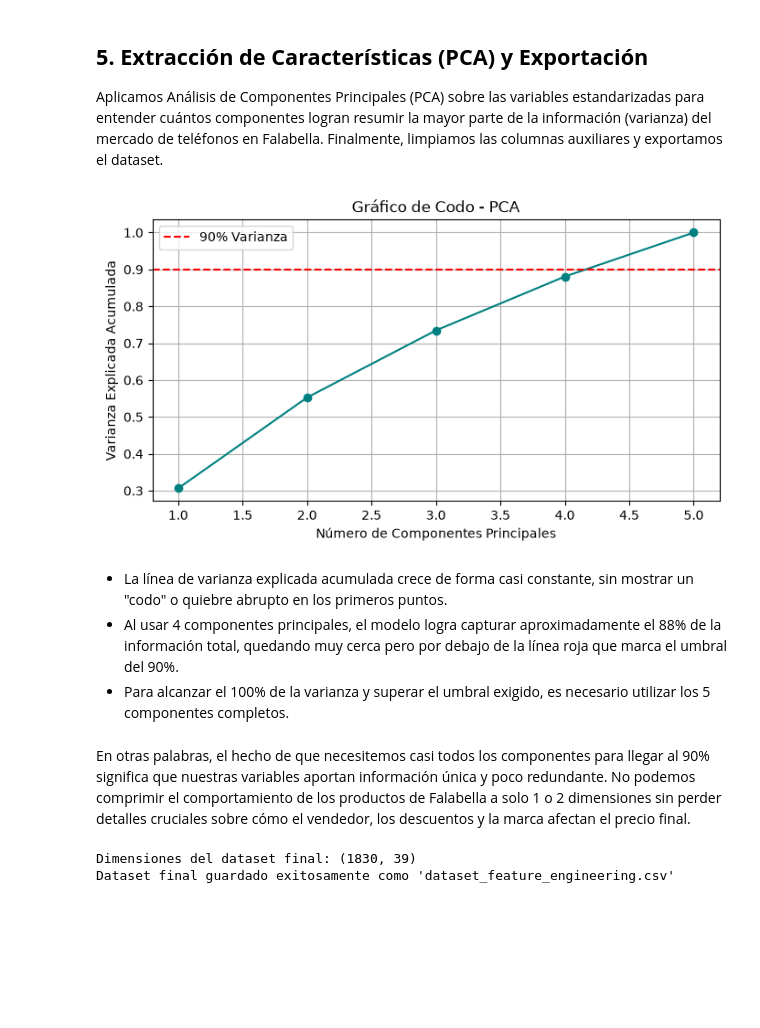
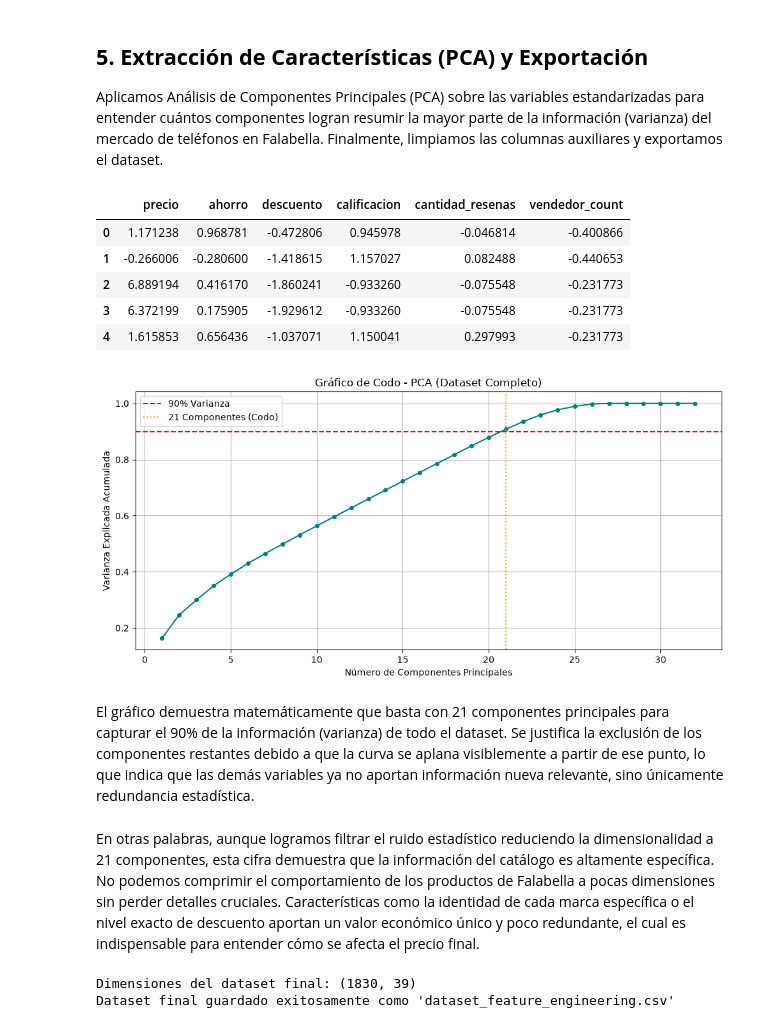
Before and after one commit to dayroncueva-ops/ACD_Proyecto_2026, a Jupyter notebook: notebooks/02_feature_engineering_analisis_y_visualizacion.ipynb, the cells around one changed output. Saved outputs shown, nothing was run; the diff lists cells and outputs as text; code cells hidden in the pictures; blank space fills up the shorter version.

```diff
--- a/notebooks/02_feature_engineering_analisis_y_visualizacion.ipynb
+++ b/notebooks/02_feature_engineering_analisis_y_visualizacion.ipynb
@@ -273,35 +273,59 @@ Aplicamos ambos escalados porque las variables tienen magnitudes muy distintas (
 ## **5. Extracción de Características (PCA) y Exportación**
 
 Aplicamos Análisis de Componentes Principales (PCA) sobre las variables estandarizadas para entender cuántos componentes logran resumir la mayor parte de la información (varianza) del mercado de teléfonos en Falabella. Finalmente, limpiamos las columnas auxiliares y exportamos el dataset.
+# %%
+df_standard.head()
+# %% [output]
+|  | precio | ahorro | descuento | calificacion | cantidad_resenas | vendedor_count |
+| 0 | 1.171238 | 0.968781 | -0.472806 | 0.945978 | -0.046814 | -0.400866 |
+| 1 | -0.266006 | -0.280600 | -1.418615 | 1.157027 | 0.082488 | -0.440653 |
+| 2 | 6.889194 | 0.416170 | -1.860241 | -0.933260 | -0.075548 | -0.231773 |
+| 3 | 6.372199 | 0.175905 | -1.929612 | -0.933260 | -0.075548 | -0.231773 |
+| 4 | 1.615853 | 0.656436 | -1.037071 | 1.150041 | 0.297993 | -0.231773 |
 # %%
 from sklearn.decomposition import PCA
+from sklearn.preprocessing import StandardScaler
+import numpy as np
+import matplotlib.pyplot as plt
 
-# Seleccionamos variables predictoras estandarizadas
-X = df_standard.drop(columns=["precio"])
+# 1. Seleccionamos variables y limpiamos cualquier variable relacionada al target
+columnas_a_excluir = ["precio", "precio_original", "precio_log", "ahorro", "descuento"]
+X_completo = df_final.select_dtypes(include=['number', 'uint8', 'int', 'bool']).drop(columns=columnas_a_excluir, errors='ignore')
 
+# CORRECCIÓN: Rellenamos los nulos (NaN) con 0 para que el álgebra lineal del PCA no falle
+X_completo = X_completo.fillna(0)
 
+# 2. Estandarizamos todas estas variables juntas
+scaler_pca = StandardScaler()
+X_completo_scaled = scaler_pca.fit_transform(X_completo)
+
+# 3. Entrenamos el PCA con el dataset completo
 pca = PCA()
-pca.fit(X)
+pca.fit(X_completo_scaled)
 varianza_acumulada = np.cumsum(pca.explained_variance_ratio_)
 
-# Gráf. Codo
-plt.figure(figsize=(8, 4))
-plt.plot(range(1, len(varianza_acumulada) + 1), varianza_acumulada, marker="o", color="teal")
+# 4. Gráfico de Codo mostrando la reducción real
+plt.figure(figsize=(10, 5))
+plt.plot(range(1, len(varianza_acumulada) + 1), varianza_acumulada, marker="o", color="teal", markersize=4)
 plt.axhline(y=0.90, color='r', linestyle='--', label='90% Varianza')
+
+# Calculamos automáticamente en qué componente se alcanza el 90%
+componentes_90 = np.argmax(varianza_acumulada >= 0.90) + 1
+plt.axvline(x=componentes_90, color='orange', linestyle=':', label=f'{componentes_90} Componentes (Codo)')
+
 plt.xlabel("Número de Componentes Principales")
 plt.ylabel("Varianza Explicada Acumulada")
-plt.title("Gráfico de Codo - PCA")
+plt.title("Gráfico de Codo - PCA (Dataset Completo)")
 plt.legend()
 plt.grid(True)
+plt.tight_layout()
 plt.show()
 # %% [output]
-[figure, old version]
+[figure, new version]
-# %% [markdown]
-- La línea de varianza explicada acumulada crece de forma casi constante, sin mostrar un "codo" o quiebre abrupto en los primeros puntos.
-- Al usar 4 componentes principales, el modelo logra capturar aproximadamente el 88% de la información total, quedando muy cerca pero por debajo de la línea roja que marca el umbral del 90%.
-- Para alcanzar el 100% de la varianza y superar el umbral exigido, es necesario utilizar los 5 componentes completos.
-# %% [markdown]
-En otras palabras, el hecho de que necesitemos casi todos los componentes para llegar al 90% significa que nuestras variables aportan información única y poco redundante. No podemos comprimir el comportamiento de los productos de Falabella a solo 1 o 2 dimensiones sin perder detalles cruciales sobre cómo el vendedor, los descuentos y la marca afectan el precio final.
+# %% [markdown]
+El gráfico demuestra matemáticamente que basta con 21 componentes principales para capturar el 90% de la información (varianza) de todo el dataset. Se justifica la exclusión de los componentes restantes debido a que la curva se aplana visiblemente a partir de ese punto, lo que indica que las demás variables ya no aportan información nueva relevante, sino únicamente redundancia estadística.
+# %% [markdown]
+En otras palabras, aunque logramos filtrar el ruido estadístico reduciendo la dimensionalidad a 21 componentes, esta cifra demuestra que la información del catálogo es altamente específica. No podemos comprimir el comportamiento de los productos de Falabella a pocas dimensiones sin perder detalles cruciales. Características como la identidad de cada marca específica o el nivel exacto de descuento aportan un valor económico único y poco redundante, el cual es indispensable para entender cómo se afecta el precio final.
 # %%
 # Limpiamos columnas de texto redundantes o auxiliares antes de exportar
 columnas_a_borrar = [
```
Also changed, not shown: 1 other file.
